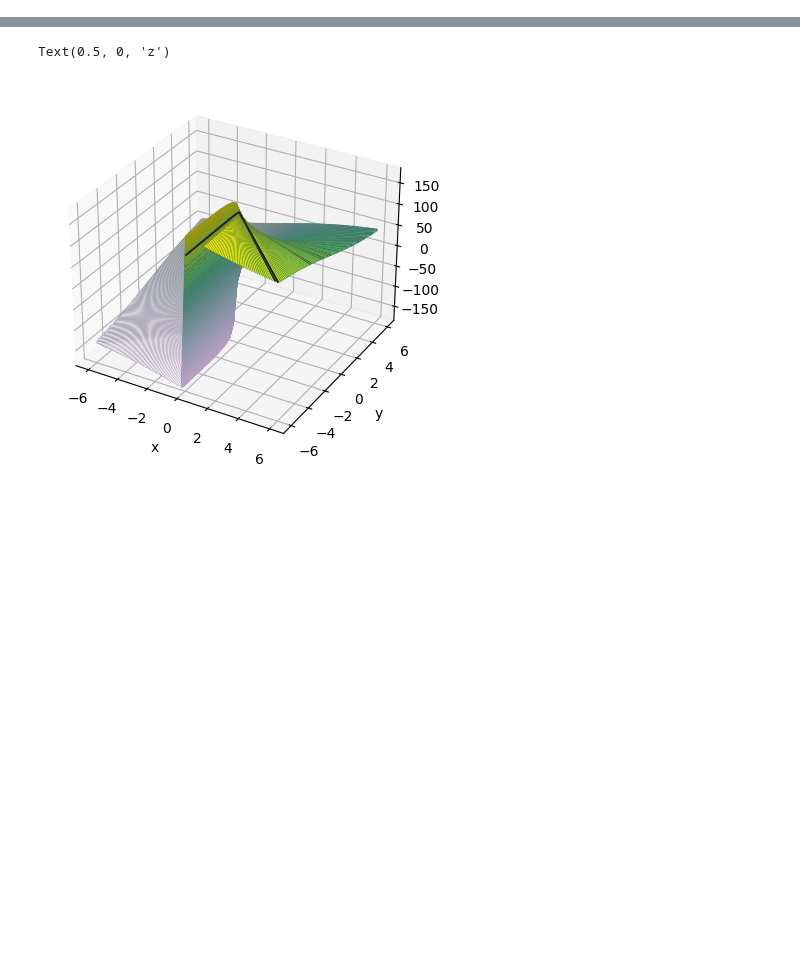
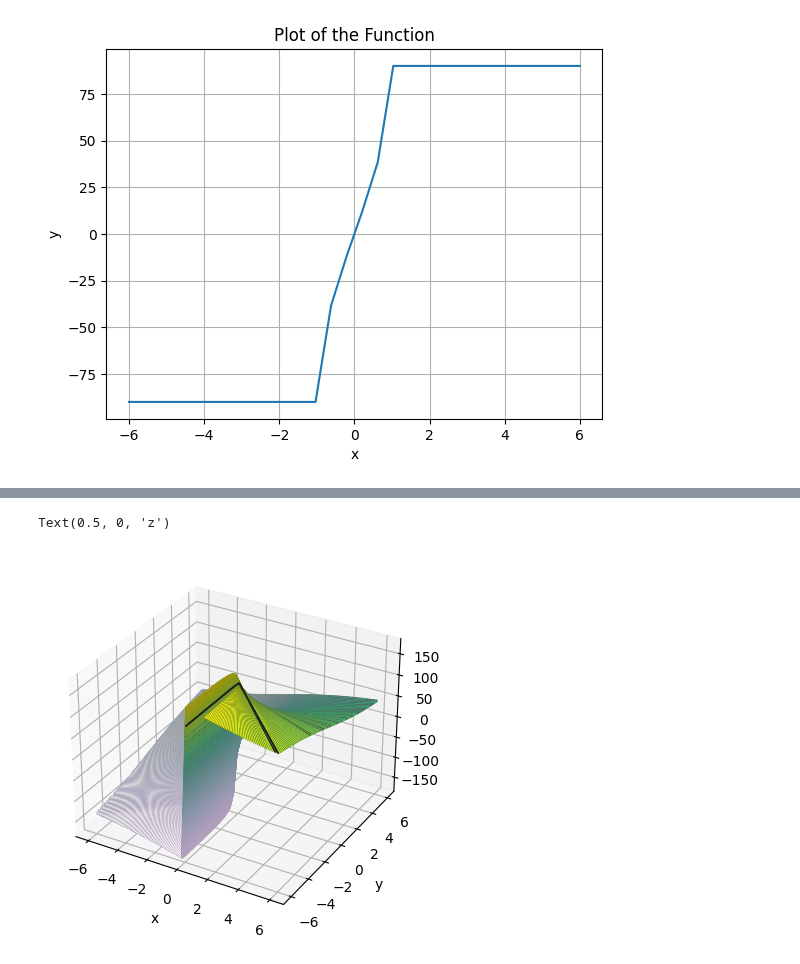
Before and after one commit to tim-tim707/SW_RACER_RE, a Jupyter notebook: scripts/plots.ipynb, the cells around one changed output, grey strips where cells are left out. Saved outputs shown, nothing was run; the diff lists cells and outputs as text; code cells hidden in the pictures; blank space fills up the shorter version.

```diff
--- a/scripts/plots.ipynb
+++ b/scripts/plots.ipynb
@@ -3,0 +34,37 @@ import numpy as np
+# %%
+# 0x0042f3e0
+def stdMath_ArcSin(angle):
+    if (0.999999 < angle):
+        return 90.0
+    if (angle < -0.999999):
+        return -90.0
+    if ((0.7071068 <= angle) or (angle <= -0.7071068)):
+        local_4 = angle
+        bVar2 = True
+        fVar1 = 1.0 - angle * angle
+        if (0.0 <= angle):
+            fVar3 = np.sqrt(fVar1)
+        else:
+            fVar3 = np.sqrt(fVar1)
+            fVar3 = -fVar3
+        angle = fVar3
+    else:
+        bVar2 = False
+    if ((0.001 <= angle) or (angle <= -0.001)):
+        fVar1 = angle * angle
+        fVar3 = angle * angle * angle
+        fVar4 = fVar3 * fVar1
+        fVar5 = fVar4 * fVar1
+        fVar3 = angle - (fVar5 * -0.04464286 + fVar4 * -0.075 + fVar3 * -0.1666667 + fVar5 * fVar1 * -0.047446)
+    else:
+        fVar3 = angle
+    fVar3 = fVar3 * 180.0 * 0.3183098861837907
+    if (bVar2):
+        if (local_4 < 0.0):
+            return -90.0 - fVar3
+        fVar3 = 90.0 - fVar3
+    return fVar3
+
+plot(stdMath_ArcSin)
+# %% [output]
+[figure, added]
```
Also changed, not shown: parts of 3 cells of this notebook, 2 other files.
